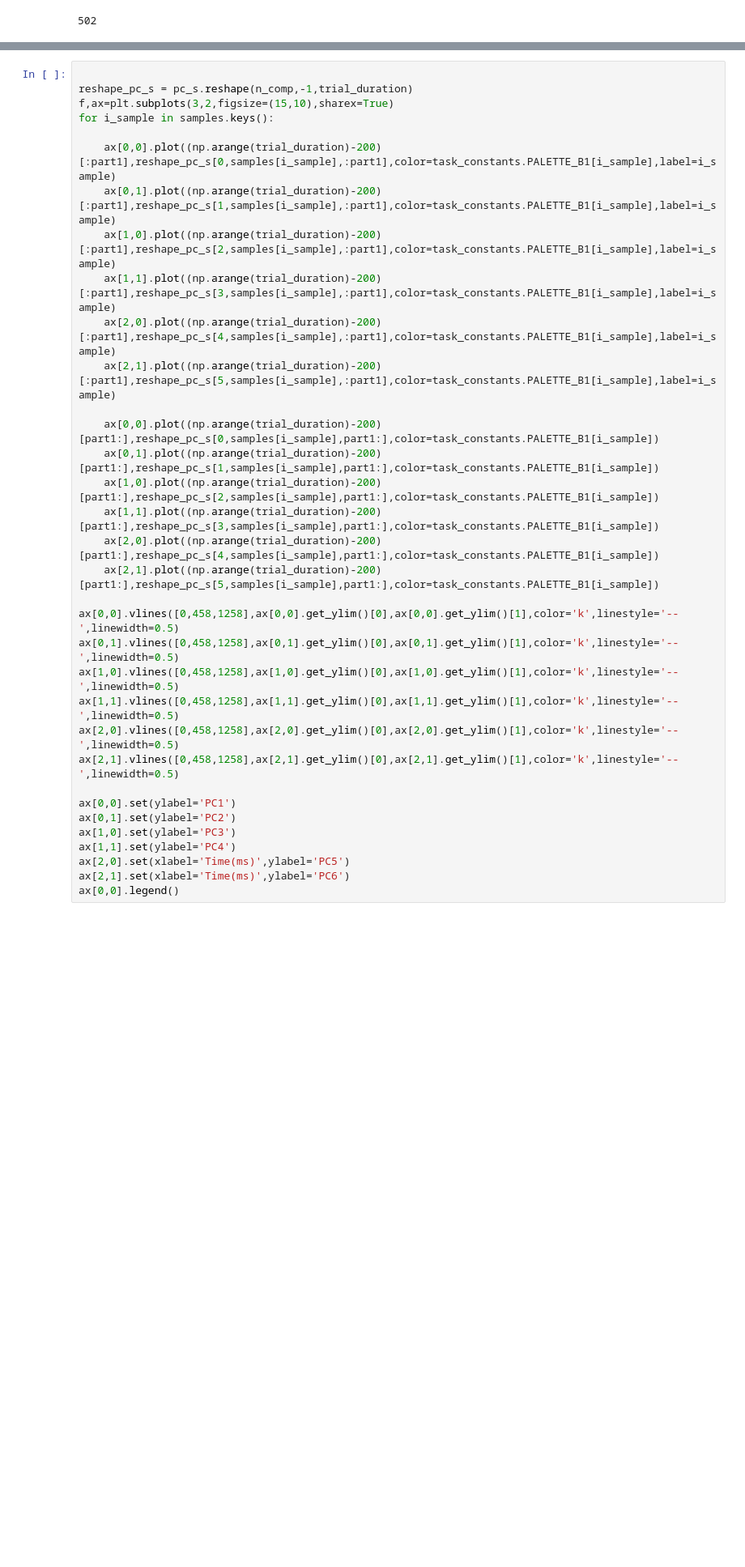
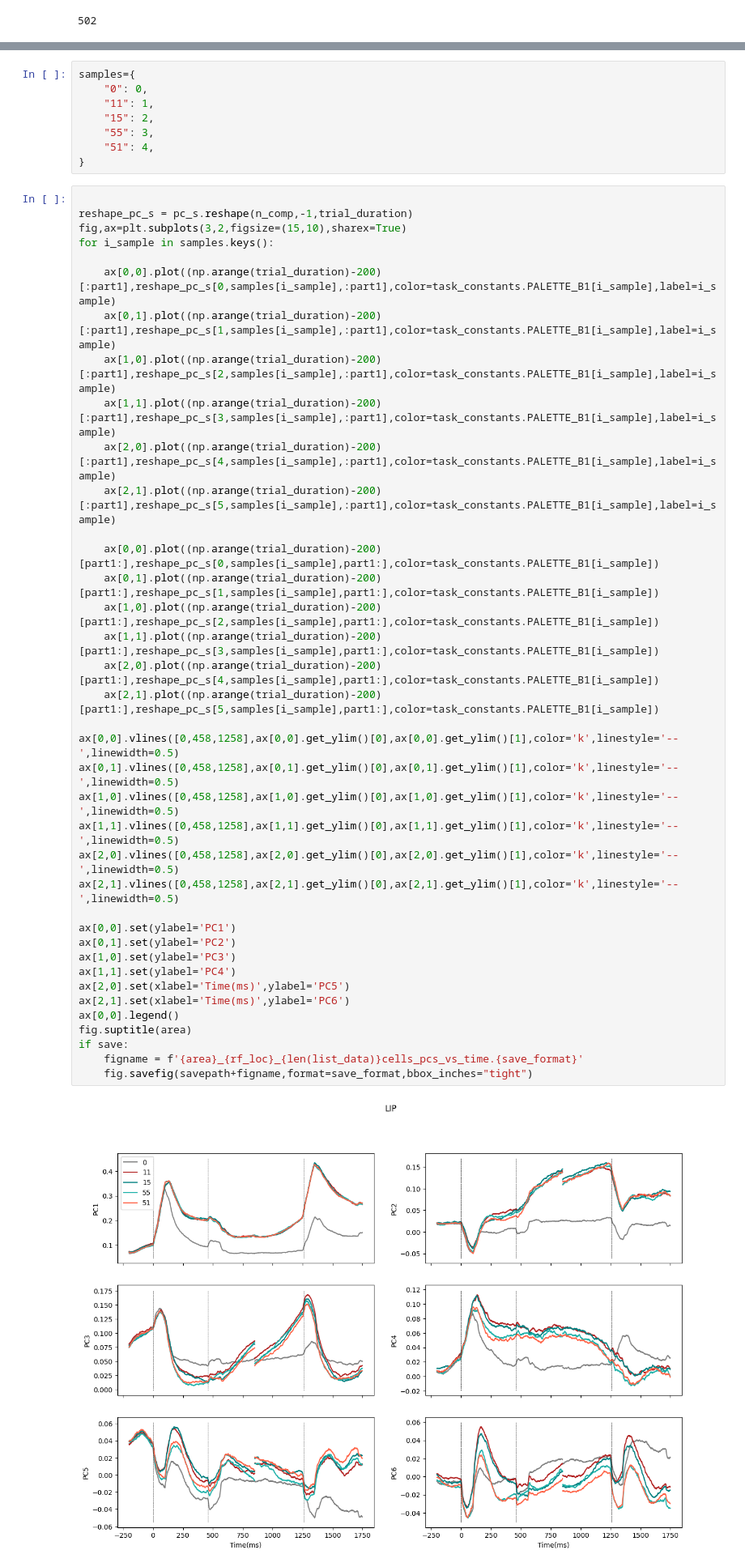
Before and after one commit to Ibos-lab/Users, a Jupyter notebook: losadac/pca/compute_pca.ipynb, the cells around one changed output, grey strips where cells are left out. Shown: that part at 81% size. Drawn from its saved outputs; the diff is of its cells as text; blank space fills up the shorter version.

```diff
--- a/losadac/pca/compute_pca.ipynb
+++ b/losadac/pca/compute_pca.ipynb
@@ -129,34 +216,48 @@ model,pc_s = compute_pca(fr_cells,n_comp=200)
+# %%
+samples={
+    "0": 0,
+    "11": 1,
+    "15": 2,
+    "55": 3,
+    "51": 4,
+}
 # %%
 
 reshape_pc_s = pc_s.reshape(n_comp,-1,trial_duration)
-f,ax=plt.subplots(3,2,figsize=(15,10),sharex=True)
+fig,ax=plt.subplots(3,2,figsize=(15,10),sharex=True)
 for i_sample in samples.keys():
 
     ax[0,0].plot((np.arange(trial_duration)-200)[:part1],reshape_pc_s[0,samples[i_sample],:part1],color=task_constants.PALETTE_B1[i_sample],label=i_sample)
     ax[0,1].plot((np.arange(trial_duration)-200)[:part1],reshape_pc_s[1,samples[i_sample],:part1],color=task_constants.PALETTE_B1[i_sample],label=i_sample)
     ax[1,0].plot((np.arange(trial_duration)-200)[:part1],reshape_pc_s[2,samples[i_sample],:part1],color=task_constants.PALETTE_B1[i_sample],label=i_sample)
     ax[1,1].plot((np.arange(trial_duration)-200)[:part1],reshape_pc_s[3,samples[i_sample],:part1],color=task_constants.PALETTE_B1[i_sample],label=i_sample)
     ax[2,0].plot((np.arange(trial_duration)-200)[:part1],reshape_pc_s[4,samples[i_sample],:part1],color=task_constants.PALETTE_B1[i_sample],label=i_sample)
     ax[2,1].plot((np.arange(trial_duration)-200)[:part1],reshape_pc_s[5,samples[i_sample],:part1],color=task_constants.PALETTE_B1[i_sample],label=i_sample)
 
     ax[0,0].plot((np.arange(trial_duration)-200)[part1:],reshape_pc_s[0,samples[i_sample],part1:],color=task_constants.PALETTE_B1[i_sample])
     ax[0,1].plot((np.arange(trial_duration)-200)[part1:],reshape_pc_s[1,samples[i_sample],part1:],color=task_constants.PALETTE_B1[i_sample])
     ax[1,0].plot((np.arange(trial_duration)-200)[part1:],reshape_pc_s[2,samples[i_sample],part1:],color=task_constants.PALETTE_B1[i_sample])
     ax[1,1].plot((np.arange(trial_duration)-200)[part1:],reshape_pc_s[3,samples[i_sample],part1:],color=task_constants.PALETTE_B1[i_sample])
     ax[2,0].plot((np.arange(trial_duration)-200)[part1:],reshape_pc_s[4,samples[i_sample],part1:],color=task_constants.PALETTE_B1[i_sample])
     ax[2,1].plot((np.arange(trial_duration)-200)[part1:],reshape_pc_s[5,samples[i_sample],part1:],color=task_constants.PALETTE_B1[i_sample])
 
 ax[0,0].vlines([0,458,1258],ax[0,0].get_ylim()[0],ax[0,0].get_ylim()[1],color='k',linestyle='--',linewidth=0.5)
 ax[0,1].vlines([0,458,1258],ax[0,1].get_ylim()[0],ax[0,1].get_ylim()[1],color='k',linestyle='--',linewidth=0.5)
 ax[1,0].vlines([0,458,1258],ax[1,0].get_ylim()[0],ax[1,0].get_ylim()[1],color='k',linestyle='--',linewidth=0.5)
 ax[1,1].vlines([0,458,1258],ax[1,1].get_ylim()[0],ax[1,1].get_ylim()[1],color='k',linestyle='--',linewidth=0.5)
 ax[2,0].vlines([0,458,1258],ax[2,0].get_ylim()[0],ax[2,0].get_ylim()[1],color='k',linestyle='--',linewidth=0.5)
 ax[2,1].vlines([0,458,1258],ax[2,1].get_ylim()[0],ax[2,1].get_ylim()[1],color='k',linestyle='--',linewidth=0.5)
 
 ax[0,0].set(ylabel='PC1')
 ax[0,1].set(ylabel='PC2')
 ax[1,0].set(ylabel='PC3')
 ax[1,1].set(ylabel='PC4')
 ax[2,0].set(xlabel='Time(ms)',ylabel='PC5')
 ax[2,1].set(xlabel='Time(ms)',ylabel='PC6')
 ax[0,0].legend()
+fig.suptitle(area)
+if save:
+    figname = f'{area}_{rf_loc}_{len(list_data)}cells_pcs_vs_time.{save_format}'
+    fig.savefig(savepath+figname,format=save_format,bbox_inches="tight")
+# %% [output]
+[figure, added]
```
Also changed, not shown: parts of 13 cells of this notebook, 2 other files.
